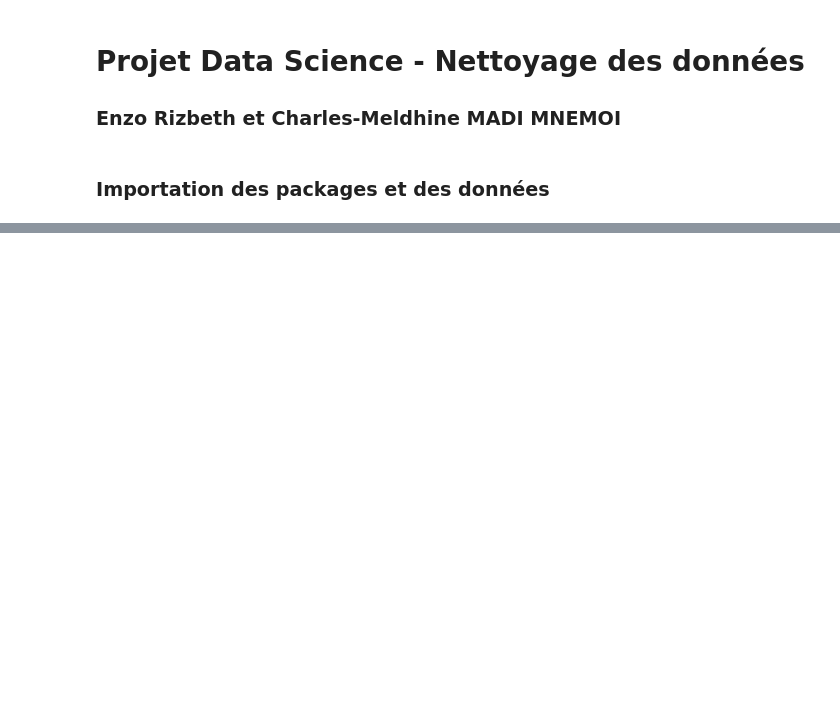
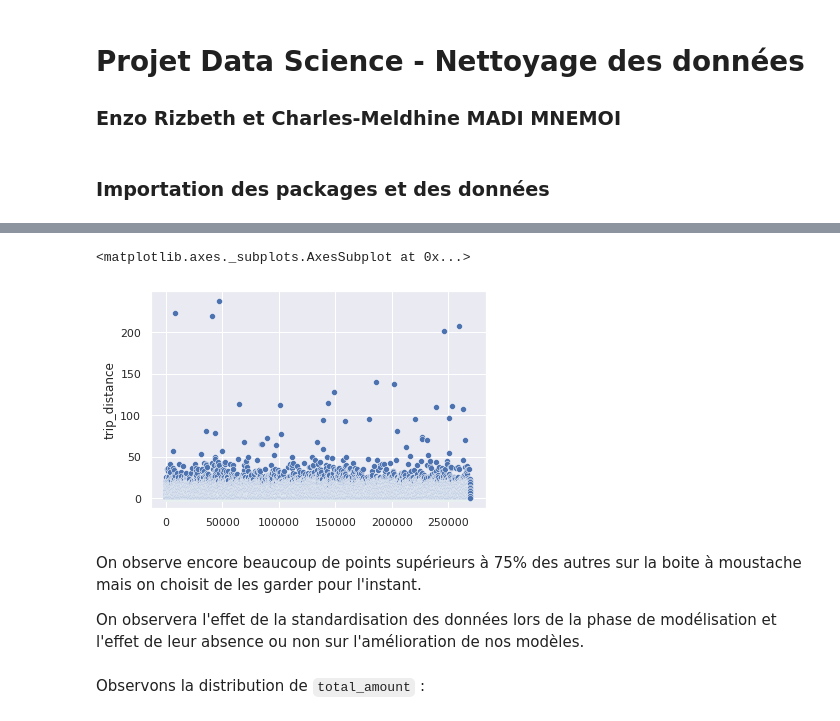
Before and after one commit to cmnemoi/NYCTaxiFareLPSID, a Jupyter notebook: src/data_cleaning.ipynb, the cells around one changed output, grey strips where cells are left out. Saved outputs shown, nothing was run; the diff lists cells and outputs as text; code cells hidden in the pictures; blank space fills up the shorter version.

```diff
--- a/src/data_cleaning.ipynb
+++ b/src/data_cleaning.ipynb
@@ -92,0 +233,12 @@ Name: trip_distance, dtype: float64
+# %%
+sns.scatterplot(x=range(data["trip_distance"].size), y=data["trip_distance"])
+# %% [output]
+<matplotlib.axes._subplots.AxesSubplot at 0x...>
+[figure, added]
+# %% [markdown]
+On observe encore beaucoup de points supérieurs à 75% des autres sur la boite à moustache mais on choisit de les garder pour l'instant.
+
+On observera l'effet de la standardisation des données lors de la phase de
+modélisation et l'effet de leur absence ou non sur l'amélioration de nos modèles.
+# %% [markdown]
+Observons la distribution de `total_amount` :
```
Also changed, not shown: parts of 49 cells of this notebook, 1 other file.
